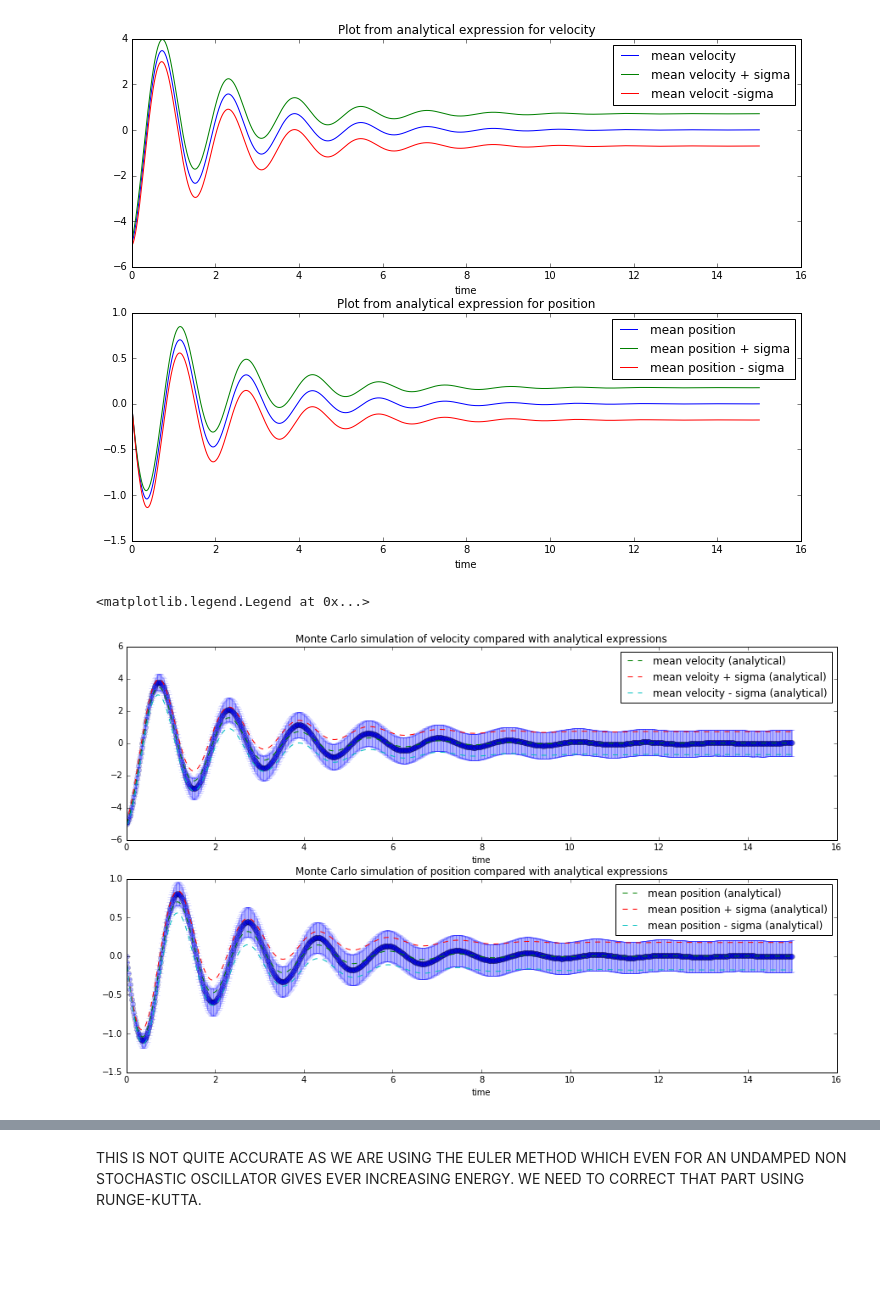
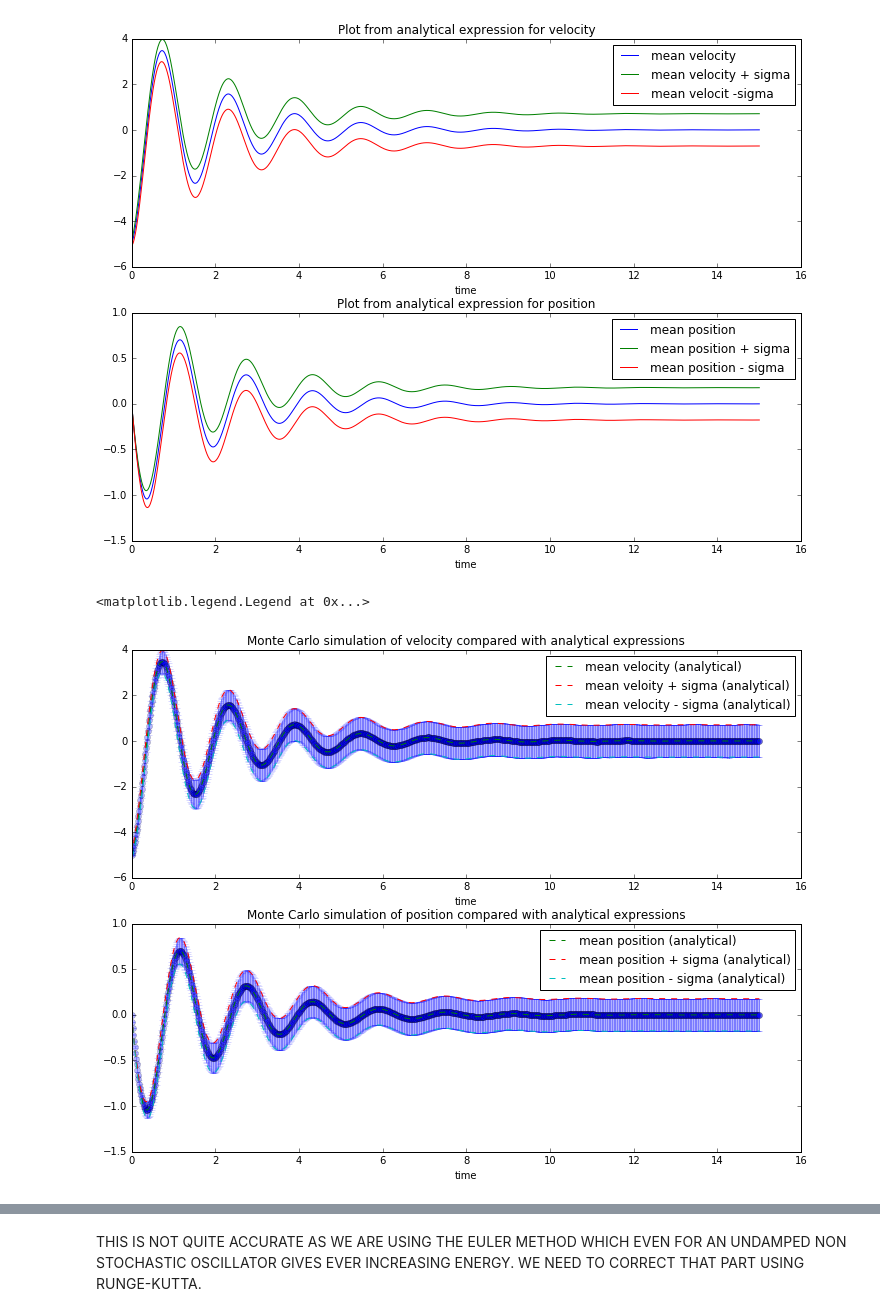
Before and after one commit to borundev/StochasticProcesses, a Jupyter notebook: StochasticHarmonicOscillator.ipynb, the cells around one changed output, grey strips where cells are left out. Saved outputs shown, nothing was run; the diff lists cells and outputs as text; code cells hidden in the pictures; blank space fills up the shorter version.

Commit message:
Corrected the deterministic part by Runge Kutta

```diff
--- a/StochasticHarmonicOscillator.ipynb
+++ b/StochasticHarmonicOscillator.ipynb
@@ -141,8 +141,15 @@ class Paths(object):
         # X_{t+1}=X_t + V_t dt
 
         for i in range(nsteps-1):
-            paths_V[:,i+1]=paths_V[:,i]*(1.0-gamma*self.dt)-self.omega**2*self.dt*paths_X[:,i] +self.beta*self.dW*self.randoms[:,i]
-            paths_X[:,i+1]=paths_X[:,i]+paths_V[:,i]*self.dt
+
+            # Runge Kutta Method
+            y=np.array([paths_X[:,i],paths_V[:,i]])
+            k0 = self.dt*self.func(y, t)
+            k1 = self.dt*self.func(y + k0, t + self.dt)
+            ynew=y + 0.5*(k0 + k1)
+
+            paths_V[:,i+1]=ynew[1] +self.beta*self.dW*self.randoms[:,i]
+            paths_X[:,i+1]=ynew[0]
         self.paths_V=paths_V
         self.paths_X=paths_X
 
@@ -154,40 +161,46 @@ class Paths(object):
 
     def get_timeline(self):
         return self.time
+
+    def func(self,vector,time):
+        x,v=vector
+        xnew=v
+        vnew=-self.omega**2*x- self.gamma*v
+        return np.array([xnew,vnew])
 
 
 paths=Paths(x0,v0,beta,gamma,omega,15,1000,10000)
 v_mean=paths.get_paths_V().mean(0)
 v_std=paths.get_paths_V().std(0)
 
 x_mean=paths.get_paths_X().mean(0)
 x_std=paths.get_paths_X().std(0)
 
 t_paths=paths.get_timeline()
 
 plt.subplot(211)
 plt.errorbar(t_paths,v_mean,yerr=v_std,fmt='o',alpha=.3)
 plt.plot(t,vmean,"--",label="mean velocity (analytical)")
 plt.plot(t,vup,"--",label="mean veloity + sigma (analytical)")
 plt.plot(t,vdown,"--",label="mean velocity - sigma (analytical)")
 plt.xlabel("time")
 plt.title("Monte Carlo simulation of velocity compared with analytical expressions")
 
 plt.legend()
 
 plt.subplot(212)
 plt.errorbar(t_paths,x_mean,yerr=x_std,fmt='o',alpha=.3)
 plt.plot(t,xmean,"--",label="mean position (analytical)")
 plt.plot(t,xup,"--",label="mean position + sigma (analytical)")
 plt.plot(t,xdown,"--",label="mean position - sigma (analytical)")
 plt.xlabel("time")
 plt.title("Monte Carlo simulation of position compared with analytical expressions")
 
 
 plt.legend()
 # %% [output]
 <matplotlib.legend.Legend at 0x...>
-[figure, old version]
+[figure, new version]
 # %%
 figsize(15,9)
 number_columns=3
```
Also changed, not shown: parts of 1 cell of this notebook.
